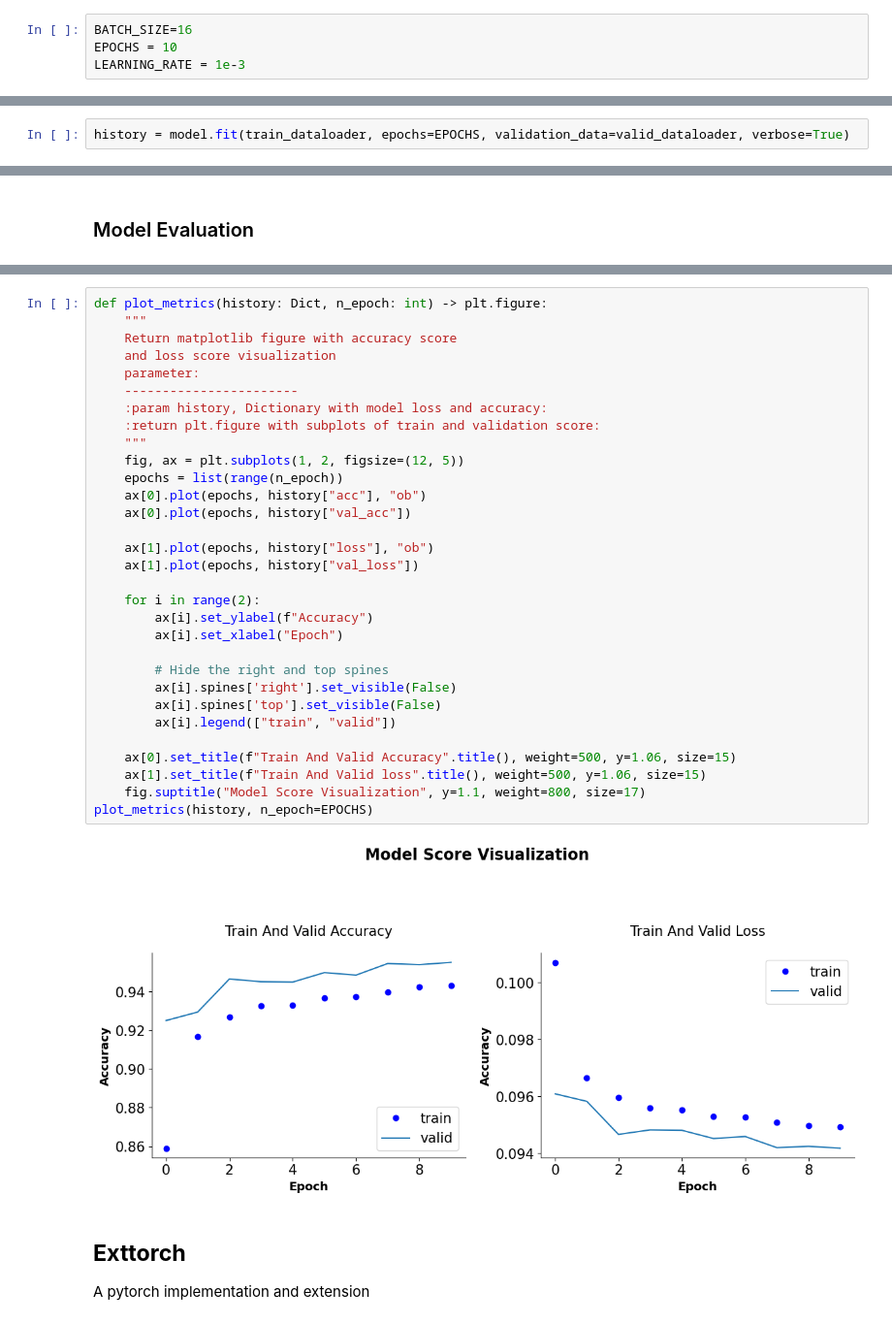
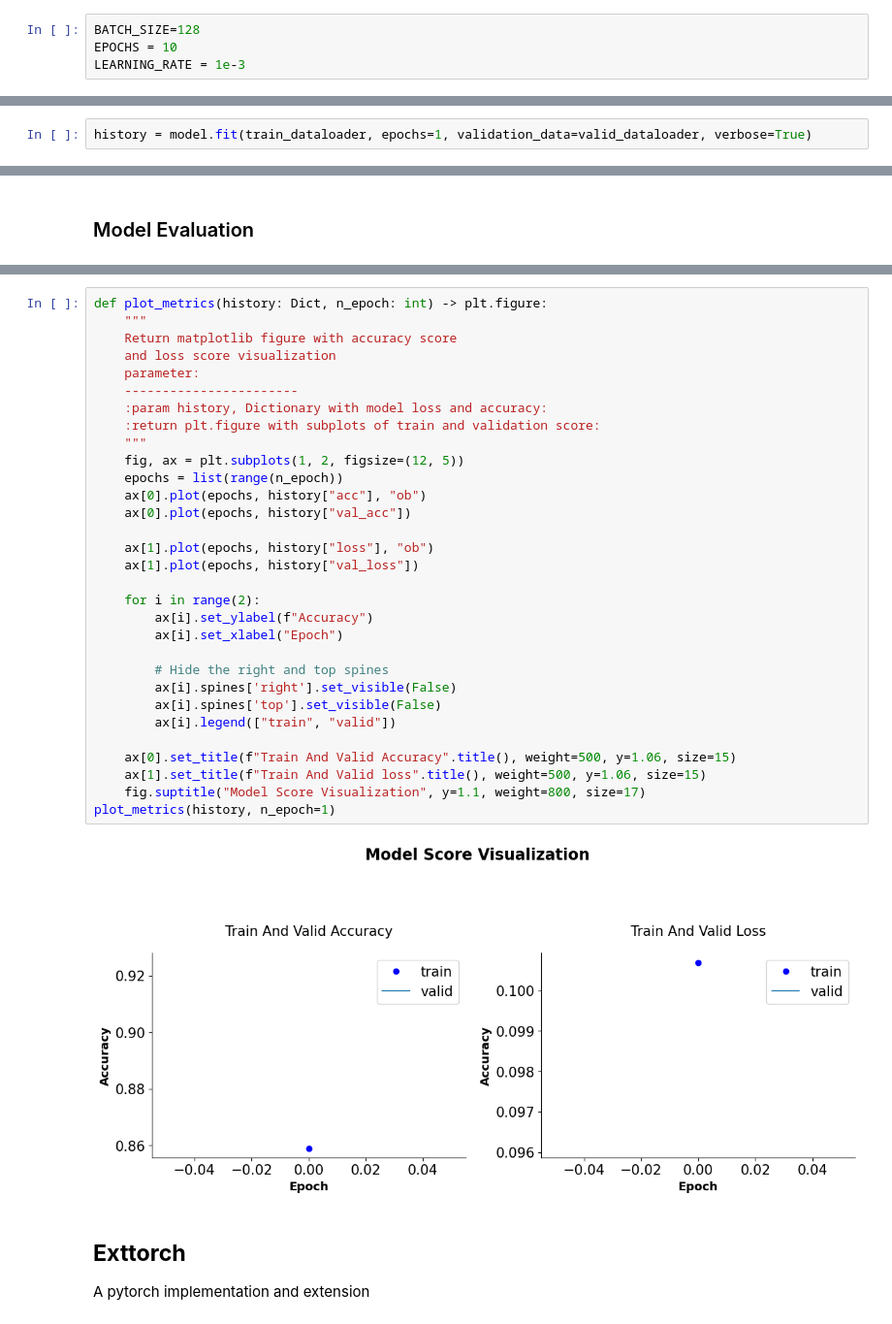
Before and after one commit to denis-spe/Digit-Recognization, a Jupyter notebook: digit_recognization_pytorch.ipynb, the cells around one changed output, grey strips where cells are left out. Shown at 97% size. Drawn from its saved outputs; the diff is of its cells as text.

```diff
--- a/digit_recognization_pytorch.ipynb
+++ b/digit_recognization_pytorch.ipynb
@@ -78,7 +78,7 @@ warnings.filterwarnings('ignore')
 # %% [markdown]
 <h3 style="font-size: 20px;">Setting the variable to be used in model building and training</h3>
 # %%
-BATCH_SIZE=16
+BATCH_SIZE=128
 EPOCHS = 10
 LEARNING_RATE = 1e-3
 # %% [markdown]
@@ -569,5 +569,5 @@ model.compile(
     device=device
     )
 # %%
-history = model.fit(train_dataloader, epochs=EPOCHS, validation_data=valid_dataloader, verbose=True)
+history = model.fit(train_dataloader, epochs=1, validation_data=valid_dataloader, verbose=True)
 # %% [output]
@@ -622,35 +591,35 @@ Loss: 0.0942 - Accurary: 0.955%
 def plot_metrics(history: Dict, n_epoch: int) -> plt.figure:
     """
     Return matplotlib figure with accuracy score
     and loss score visualization
     parameter:
     -----------------------
     :param history, Dictionary with model loss and accuracy:
     :return plt.figure with subplots of train and validation score:
     """
     fig, ax = plt.subplots(1, 2, figsize=(12, 5))
     epochs = list(range(n_epoch))
     ax[0].plot(epochs, history["acc"], "ob")
     ax[0].plot(epochs, history["val_acc"])
 
     ax[1].plot(epochs, history["loss"], "ob")
     ax[1].plot(epochs, history["val_loss"])
 
     for i in range(2):
         ax[i].set_ylabel(f"Accuracy")
         ax[i].set_xlabel("Epoch")
 
         # Hide the right and top spines
         ax[i].spines['right'].set_visible(False)
         ax[i].spines['top'].set_visible(False)
         ax[i].legend(["train", "valid"])
 
     ax[0].set_title(f"Train And Valid Accuracy".title(), weight=500, y=1.06, size=15)
     ax[1].set_title(f"Train And Valid loss".title(), weight=500, y=1.06, size=15)
     fig.suptitle("Model Score Visualization", y=1.1, weight=800, size=17)
-plot_metrics(history, n_epoch=EPOCHS)
+plot_metrics(history, n_epoch=1)
 # %% [output]
-[figure, old version]
+[figure, new version]
 # %% [markdown]
 ## **Exttorch**
 A pytorch implementation and extension
```
Also changed, not shown: parts of 9 cells of this notebook.
